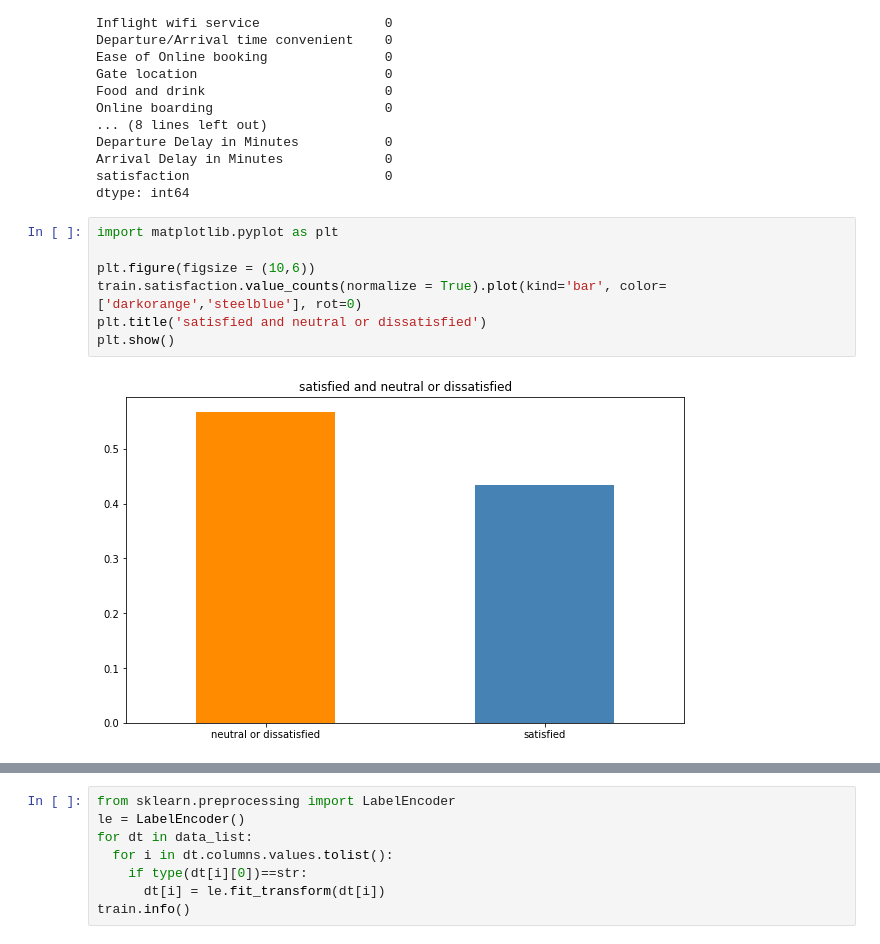
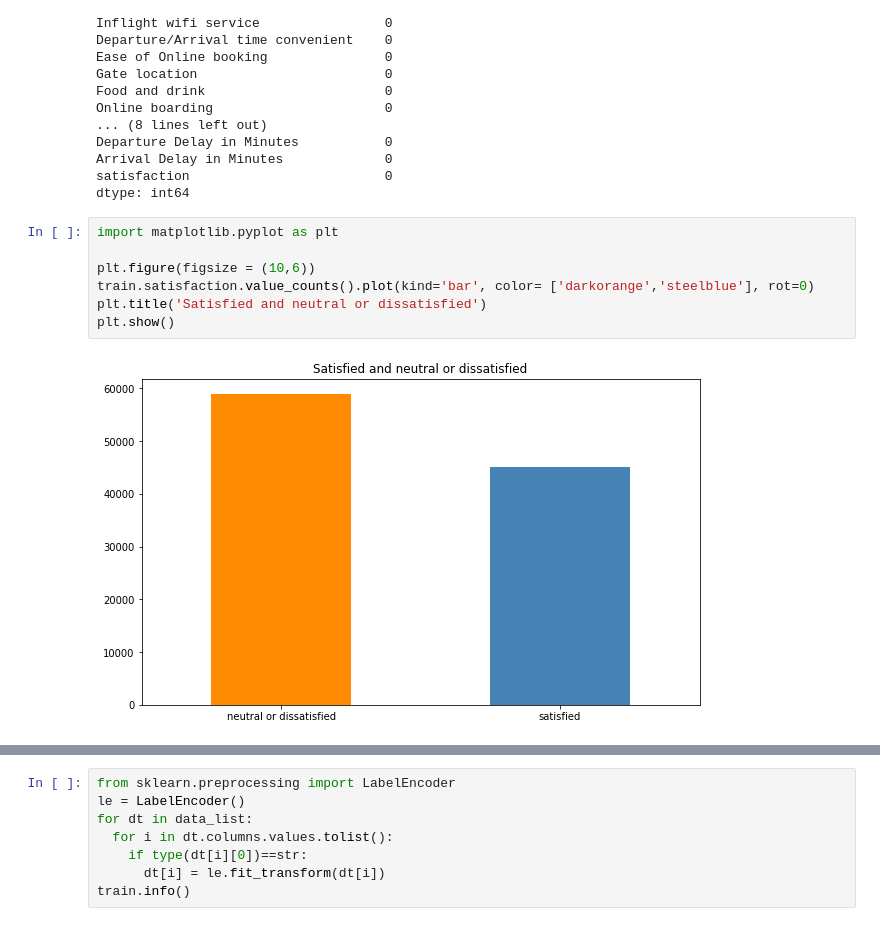
Before and after one commit to dynle/2020f-ML, a Jupyter notebook: project/airlinesatisfaction/code.ipynb, the cells around one changed output, grey strips where cells are left out. Saved outputs shown, nothing was run; the diff lists cells and outputs as text.

```diff
--- a/project/airlinesatisfaction/code.ipynb
+++ b/project/airlinesatisfaction/code.ipynb
@@ -108,11 +108,11 @@ dtype: int64
 # %%
 import matplotlib.pyplot as plt
 
 plt.figure(figsize = (10,6))
-train.satisfaction.value_counts(normalize = True).plot(kind='bar', color= ['darkorange','steelblue'], rot=0)
-plt.title('satisfied and neutral or dissatisfied')
+train.satisfaction.value_counts().plot(kind='bar', color= ['darkorange','steelblue'], rot=0)
+plt.title('Satisfied and neutral or dissatisfied')
 plt.show()
 # %% [output]
-[figure, old version]
+[figure, new version]
 # %%
 class_df = train.groupby(['satisfaction','Gender'])['satisfaction'].count().unstack('Gender')
```
Also changed, not shown: parts of 14 cells of this notebook, 1 other file.
